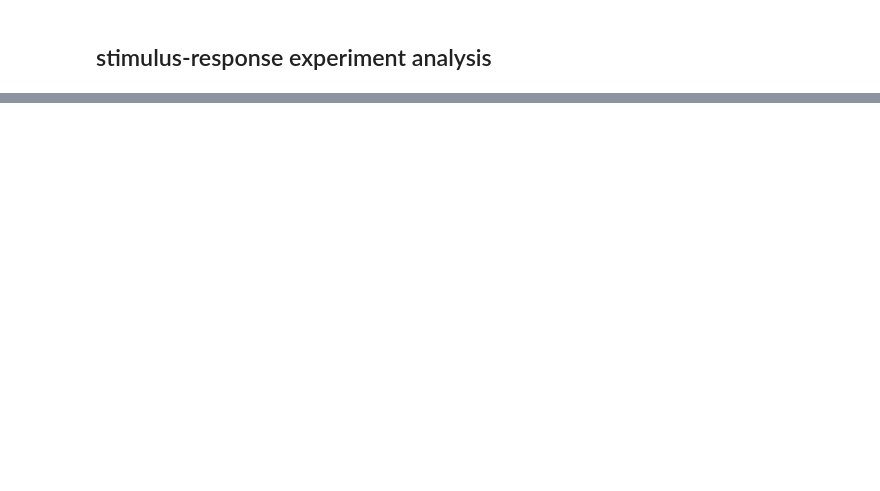
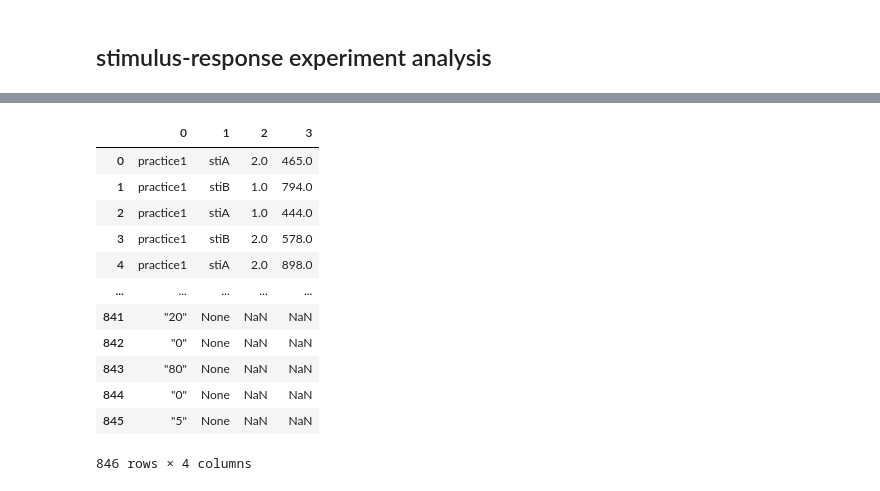
Before and after one commit to theodrosmhaile/stim_response_analysis, a Jupyter notebook: S-R analysis.ipynb, the cells around one changed output, grey strips where cells are left out. Saved outputs shown, nothing was run; the diff lists cells and outputs as text; code cells hidden in the pictures; blank space fills up the shorter version.

```diff
--- a/S-R analysis.ipynb
+++ b/S-R analysis.ipynb
@@ -4,4 +4,7 @@
 # start up
 import numpy as np
 import pandas as pd
+pd.set_option('display.max_rows', 500)
+pd.set_option('display.max_columns', 500)
 import matplotlib
+import re
@@ -38,0 +11,28 @@ Object `gpd.mean()` not found.
+# %%
+#import data
+dat1=pd.read_csv('./data/data-1.csv')
+
+
+#Temporary work-around until we can get the NBack data separated from the Learning and Test
+dat_learning=pd.read_table('./data/S-R_Learning_Task.2020-11-24-0036.data.f0f9ba84-0bdb-4c8c-8044-0077e22f5983.txt',
+                   delimiter= '\s+',
+                   header=None,
+                   nrows=846,
+                   engine='python')
+#dat_nBack=
+
+dat_learning
+# %% [output]
+|  | 0 | 1 | 2 | 3 |
+| 0 | practice1 | stiA | 2.0 | 465.0 |
+| 1 | practice1 | stiB | 1.0 | 794.0 |
+| 2 | practice1 | stiA | 1.0 | 444.0 |
+| 3 | practice1 | stiB | 2.0 | 578.0 |
+| 4 | practice1 | stiA | 2.0 | 898.0 |
+| ... | ... | ... | ... | ... |
+| 841 | "20" | None | NaN | NaN |
+| 842 | "0" | None | NaN | NaN |
+| 843 | "80" | None | NaN | NaN |
+| 844 | "0" | None | NaN | NaN |
+| 845 | "5" | None | NaN | NaN |
+846 rows × 4 columns
```
Also changed, not shown: parts of 7 cells of this notebook, 12 other files.
